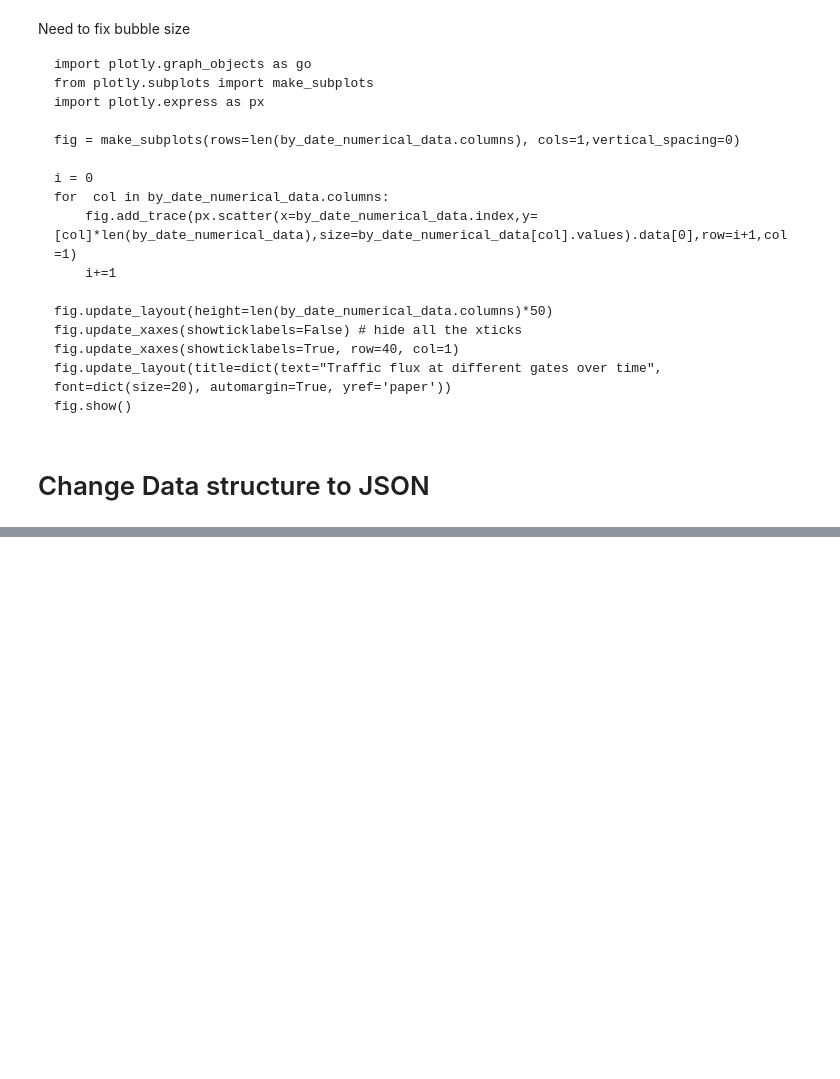
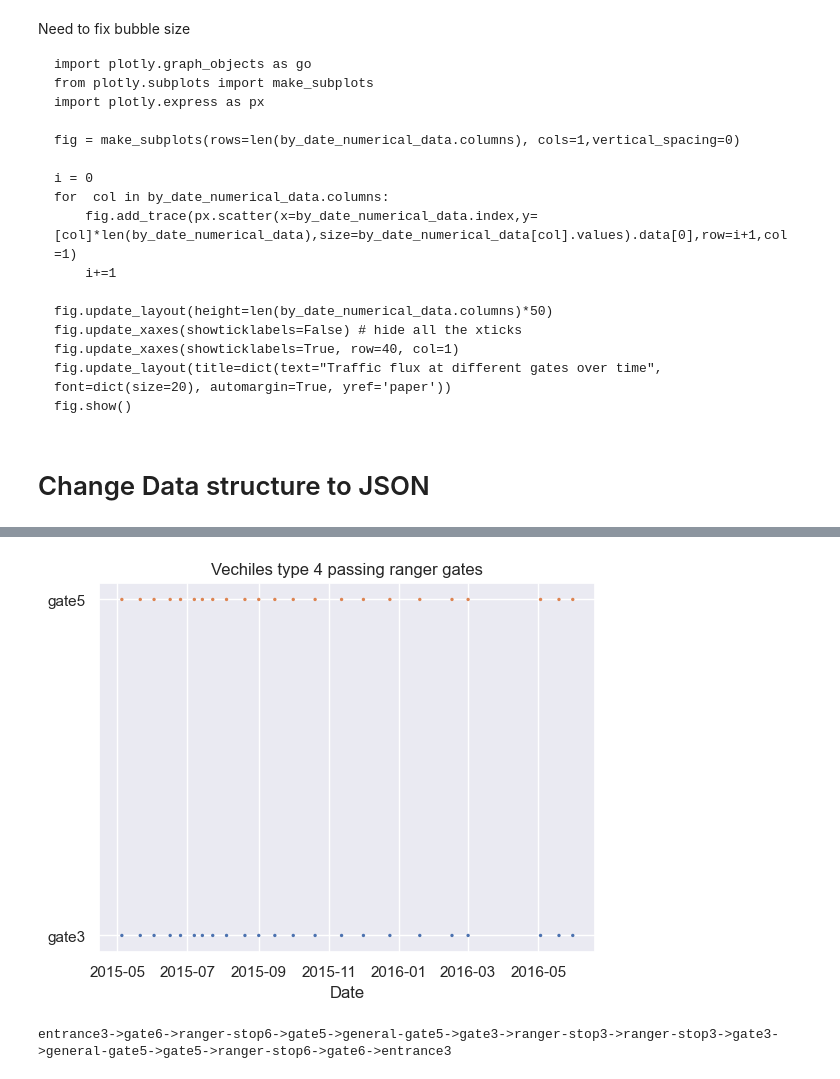
Before and after one commit to Visual-Analytics-2024/VA-Project, a Jupyter notebook: Python/Notebooks/basic data cleaning and visualizing.ipynb, the cells around one changed output, grey strips where cells are left out. Drawn from its saved outputs; the diff is of its cells as text; code cells hidden in the pictures; blank space fills up the shorter version.

```diff
--- a/Python/Notebooks/basic data cleaning and visualizing.ipynb
+++ b/Python/Notebooks/basic data cleaning and visualizing.ipynb
@@ -332,2 +391,2 @@ plt.show()
 # %%
-not_2p_df = df[df['car-type']!='2P']
+not_2p_df = df[df['car-type']!='2P'][df.columns[:-1]]
@@ -336,5 +429,5 @@ illegal_pass = not_2p_df[not_2p_df['gate-name'].isin(['gate1','gate2','gate3','g
 # %%
 dummy_ = pd.get_dummies(illegal_pass['gate-name'],dtype=int)
 # %%
-illegal_num_data = pd.concat((illegal_pass,dummy_))
+illegal_num_data = pd.concat((illegal_pass,dummy_),axis=1)
 # %%
@@ -354,13 +502,21 @@ by_date_illegal_pass[ind_with_value]
 # %%
 fig, ax = plt.subplots()
-for col in by_date_illegal_pass.columns:
+for col in by_date_illegal_pass.columns[:-1]:
     ax.scatter(by_date_illegal_pass.index, [col] * len(by_date_illegal_pass), s=by_date_illegal_pass[col], label=col)
 ax.set_xlabel('Date')
 ax.set_title('Vechiles type 4 passing ranger gates')
 plt.show()
+# %% [output]
+[figure, added]
 # %%
 cars_with_illegal_pass = not_2p_df[not_2p_df['car-id'].isin(illegal_pass['car-id'])]
 np.unique(cars_with_illegal_pass['car-id'])
+routes = []
 for i in np.unique(cars_with_illegal_pass['car-id']):
-    print("->".join(list(cars_with_illegal_pass[cars_with_illegal_pass['car-id']==i]['gate-name'])))
+    new_route = "->".join(list(cars_with_illegal_pass[cars_with_illegal_pass['car-id']==i]['gate-name']))
+    if new_route not in routes:
+        print(new_route)
+        routes.append(new_route)
+# %% [output]
+entrance3->gate6->ranger-stop6->gate5->general-gate5->gate3->ranger-stop3->ranger-stop3->gate3->general-gate5->gate5->ranger-stop6->gate6->entrance3
 # %%
```
Also changed, not shown: parts of 46 cells of this notebook, 1 other file.
